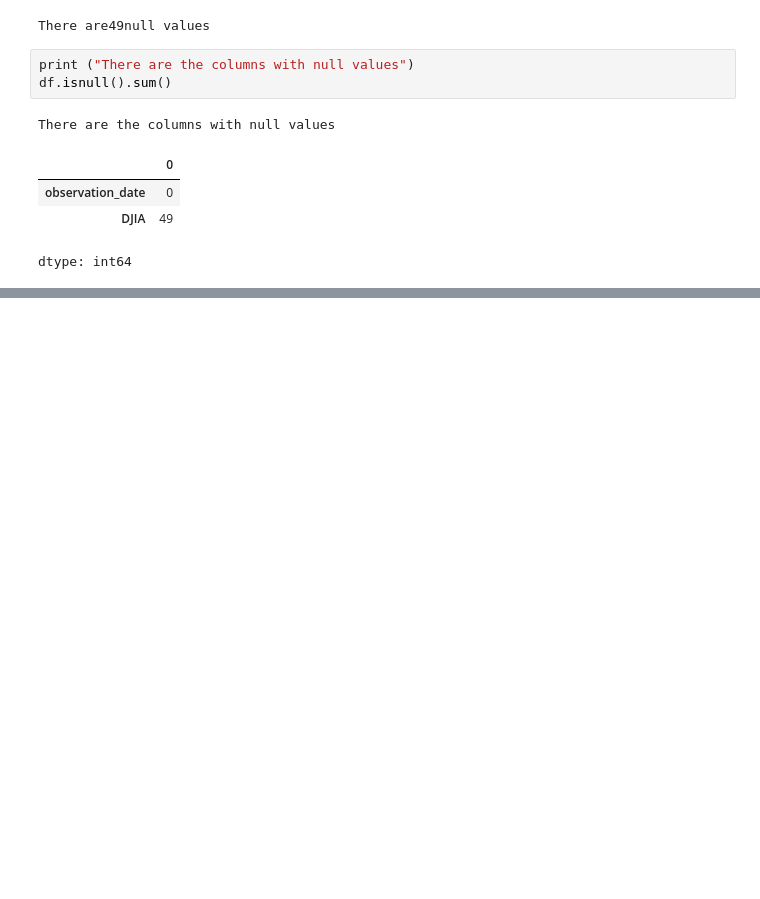
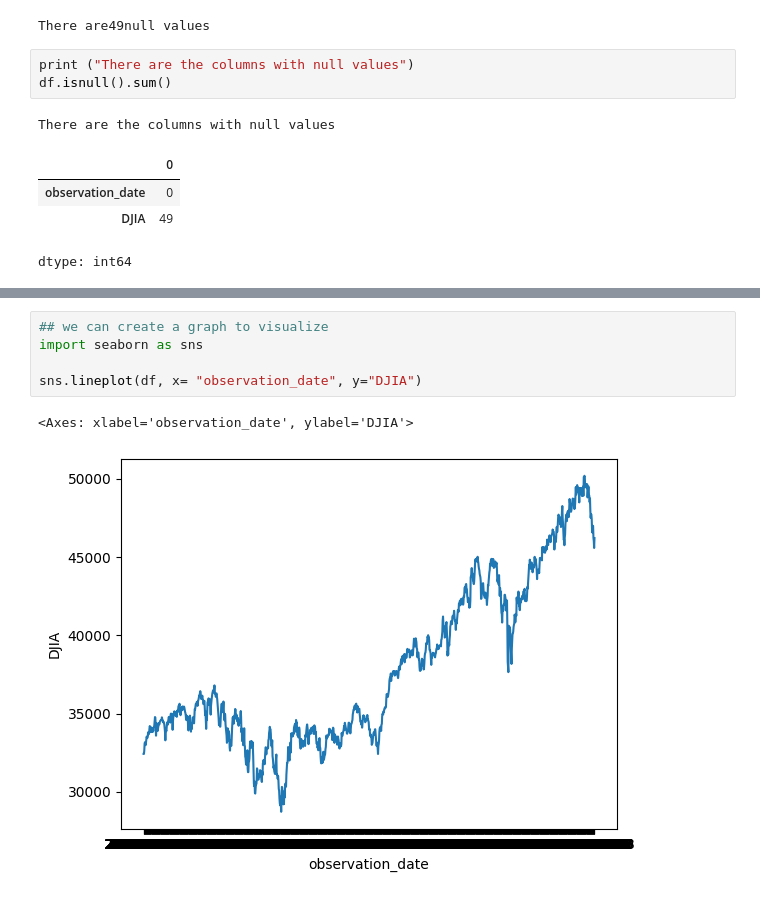
Before and after one commit to monem8795/Data-Analytics, a Jupyter notebook: DowJonesAnalysis.ipynb, the cells around one changed output, grey strips where cells are left out. Drawn from its saved outputs; the diff is of its cells as text; blank space fills up the shorter version.

Commit message:
Graph

```diff
--- a/DowJonesAnalysis.ipynb
+++ b/DowJonesAnalysis.ipynb
@@ -47,0 +55,8 @@ dtype: int64
+# %%
+## we can create a graph to visualize
+import seaborn as sns
+
+sns.lineplot(df, x= "observation_date", y="DJIA")
+# %% [output]
+<Axes: xlabel='observation_date', ylabel='DJIA'>
+[figure, added]
```
Also changed, not shown: parts of 1 cell of this notebook.
